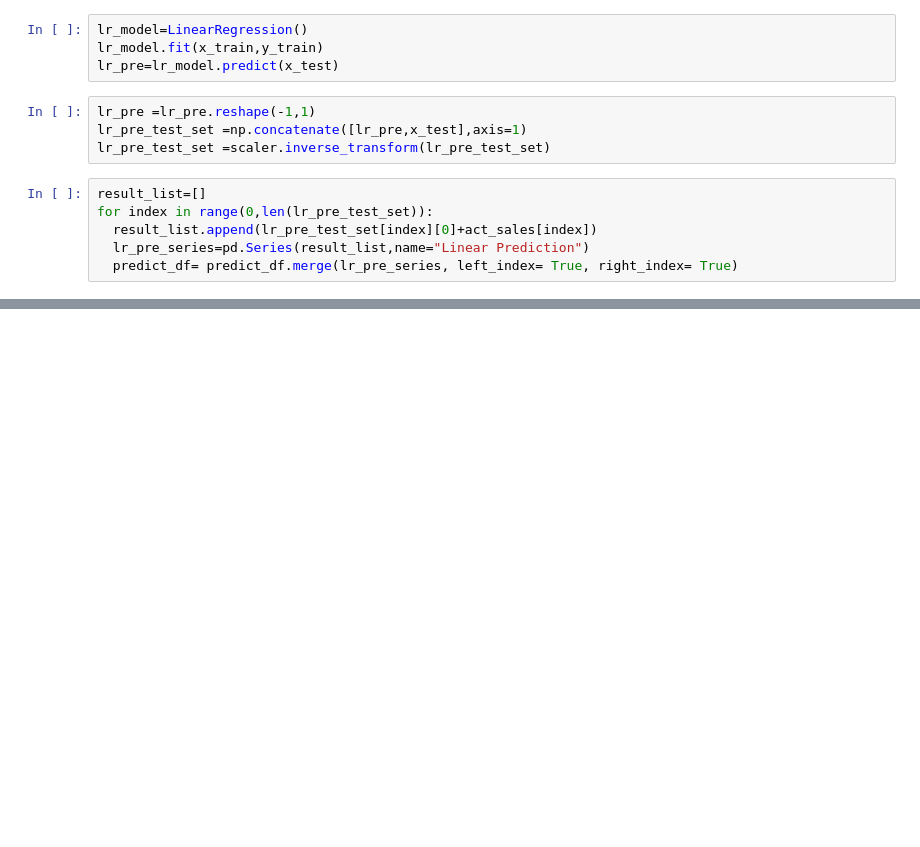
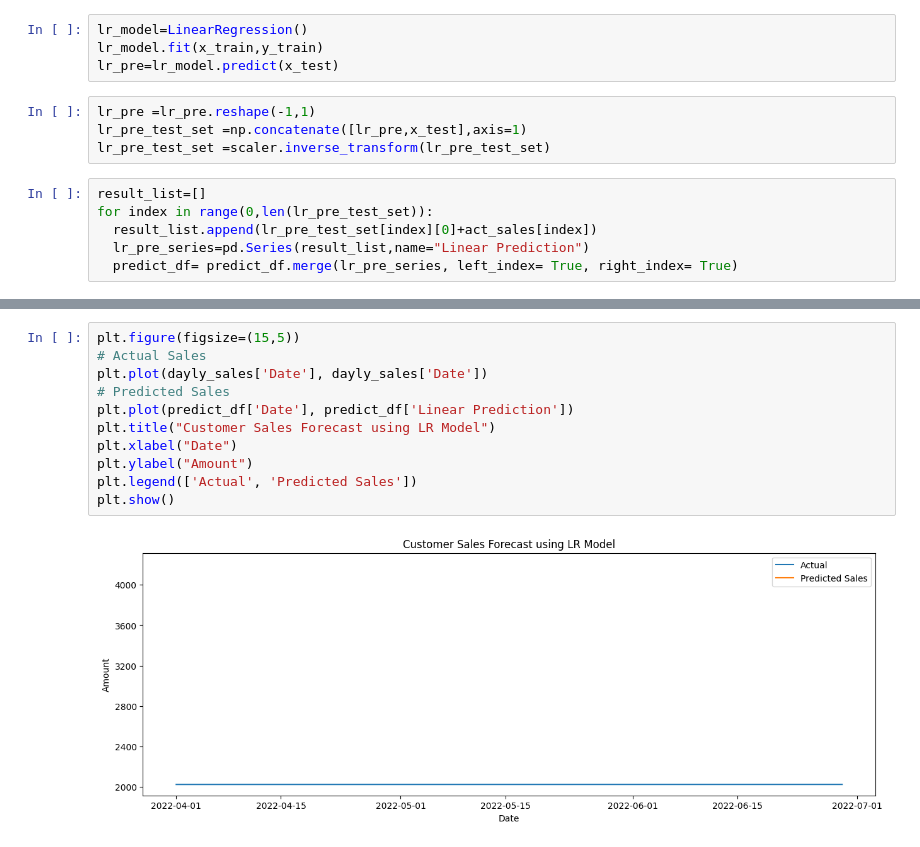
Before and after one commit to bfatmab/Sale_Forcasting_With_AI, a Jupyter notebook: Sale_Forcasting_Final_Project.ipynb, the cells around one changed output, grey strips where cells are left out. Drawn from its saved outputs; the diff is of its cells as text; blank space fills up the shorter version.

```diff
--- a/Sale_Forcasting_Final_Project.ipynb
+++ b/Sale_Forcasting_Final_Project.ipynb
@@ -264,0 +273,13 @@ for index in range(0,len(lr_pre_test_set)):
+# %%
+plt.figure(figsize=(15,5))
+# Actual Sales
+plt.plot(dayly_sales['Date'], dayly_sales['Date'])
+# Predicted Sales
+plt.plot(predict_df['Date'], predict_df['Linear Prediction'])
+plt.title("Customer Sales Forecast using LR Model")
+plt.xlabel("Date")
+plt.ylabel("Amount")
+plt.legend(['Actual', 'Predicted Sales'])
+plt.show()
+# %% [output]
+[figure, added]
```
Also changed, not shown: parts of 1 cell of this notebook.
